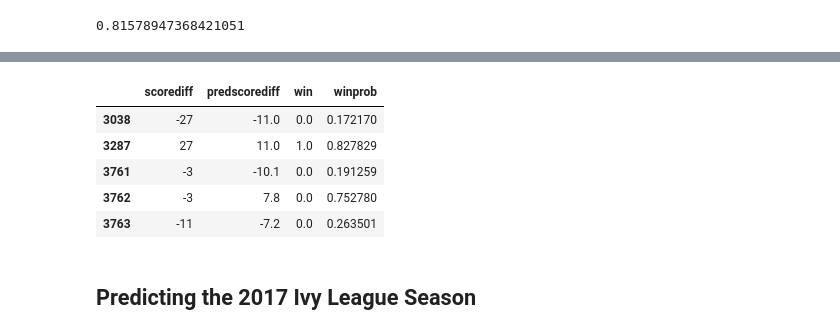
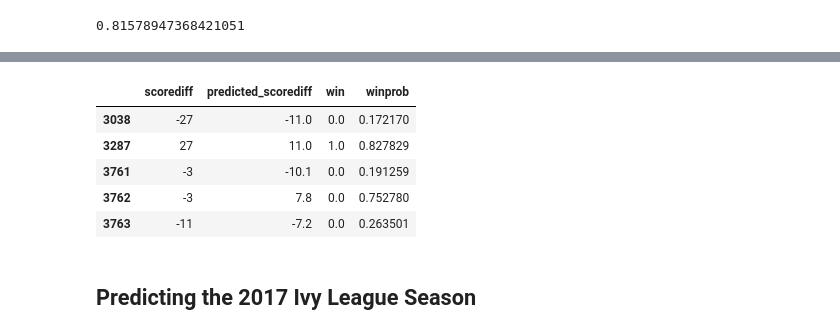
Before and after one commit to mc-robinson/YUSAG_football_model, a Jupyter notebook: YUSAG_FCS_football_linear_model.ipynb, the cells around one changed output, grey strips where cells are left out. Saved outputs shown, nothing was run; the diff lists cells and outputs as text; code cells hidden in the pictures.

```diff
--- a/YUSAG_FCS_football_linear_model.ipynb
+++ b/YUSAG_FCS_football_linear_model.ipynb
@@ -443,7 +458,7 @@ ridge_reg.fit(X, y, sample_weight=weights)
 Ridge(alpha=1.0, copy_X=True, fit_intercept=True, max_iter=None,
    normalize=False, random_state=None, solver='auto', tol=0.001)
 # %%
-df['predscorediff'] = ridge_reg.predict(X)
+df['predicted_scorediff'] = ridge_reg.predict(X)
 # %%
-df['predscorediff'] = df['predscorediff'].apply(lambda x: round(x,1))
+df['predicted_scorediff'] = df['predicted_scorediff'].apply(lambda x: round(x,1))
 # %% [markdown]
@@ -478,6 +488,6 @@ Now use a logistic regression model to predict `win` based on the `predscorediff
 # %%
 # make the training data
-X = last_year_df['predscorediff']
+X = last_year_df['predicted_scorediff']
 X = X.values.reshape(-1,1)
 y = last_year_df['win']
 # %%
@@ -510,7 +509,7 @@ See the caveats in the documentation: http://pandas.pydata.org/pandas-docs/stabl
 # %%
-last_year_df[['scorediff','predscorediff','win','winprob']].head()
+last_year_df[['scorediff','predicted_scorediff','win','winprob']].head()
 # %% [output]
-|  | scorediff | predscorediff | win | winprob |
+|  | scorediff | predicted_scorediff | win | winprob |
 | 3038 | -27 | -11.0 | 0.0 | 0.172170 |
 | 3287 | 27 | 11.0 | 1.0 | 0.827829 |
 | 3761 | -3 | -10.1 | 0.0 | 0.191259 |
```
Also changed, not shown: parts of 33 cells of this notebook.
